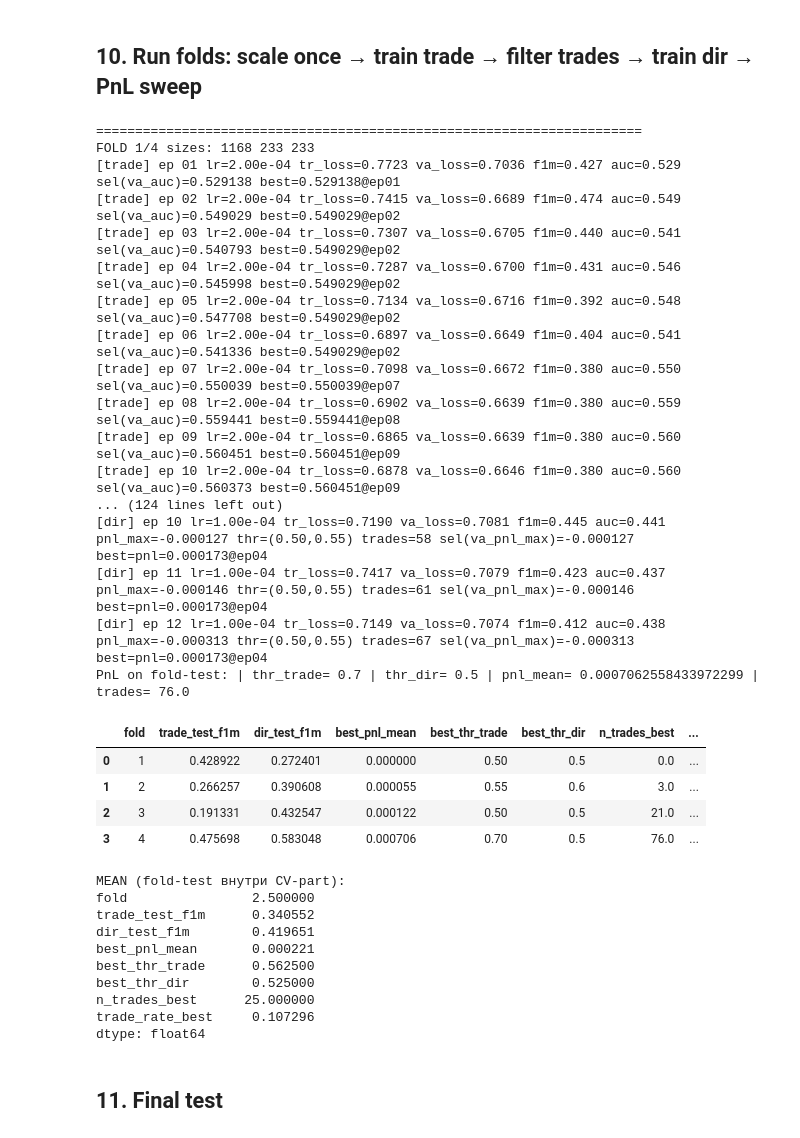
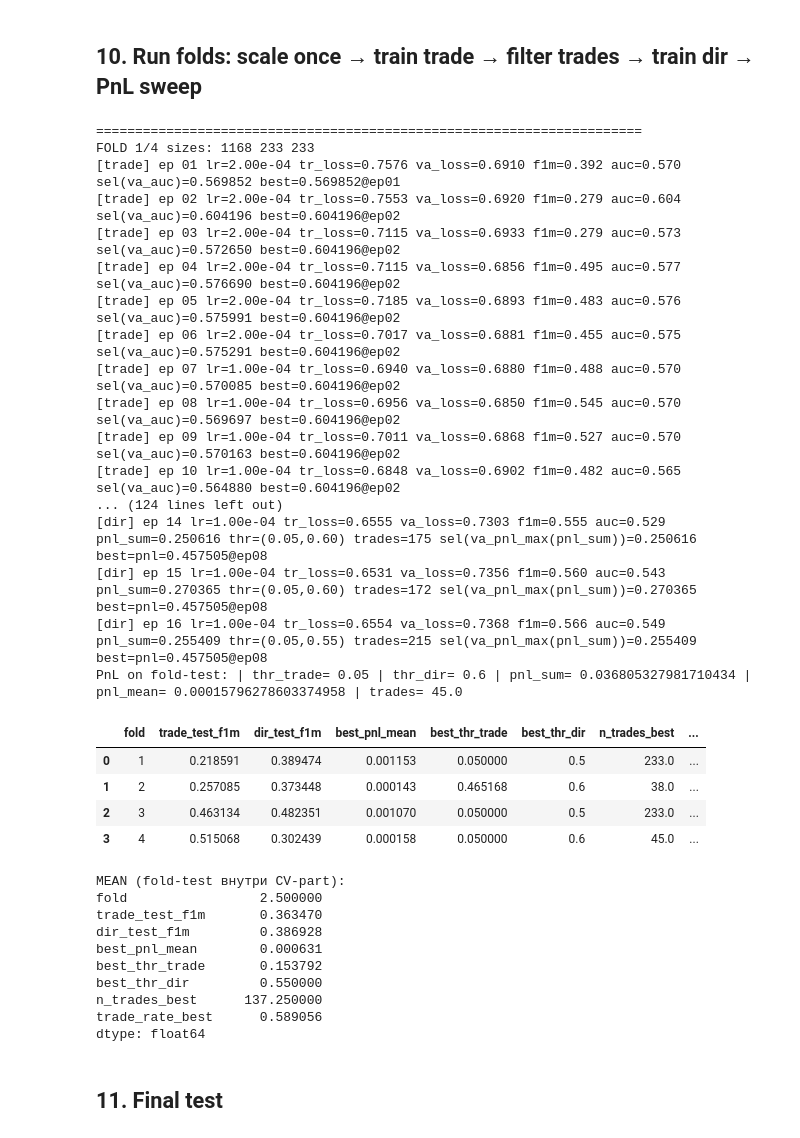
Before and after one commit to vitalii-novikov/Graph_Neural_Network_for_Market_Microstructure, a Jupyter notebook: GNN/GAS_pnl_15f2cl2s.ipynb, the cells around one changed output. Saved outputs shown, nothing was run; the diff lists cells and outputs as text; code cells hidden in the pictures.

```diff
--- a/GNN/GAS_pnl_15f2cl2s.ipynb
+++ b/GNN/GAS_pnl_15f2cl2s.ipynb
@@ -93,11 +93,11 @@ CFG = {
 
     # --- TCN (temporal)
     "tcn_channels": 64,      # ширина temporal-канала
-    "tcn_layers": 4,         # число residual TCN блоков
-    "tcn_kernel": 3,         # kernel size
+    "tcn_layers": 3,         # число residual TCN блоков
+    "tcn_kernel": 2,         # kernel size
     "tcn_dropout": 0.2,      # обычно = CFG["dropout"]
     "tcn_causal": True,      # True = no leakage (рекомендуется)
-    "tcn_pool": "last",      # "last" или "mean"
+    "tcn_pool": "mean",      # "last" или "mean"
 }
 
 ASSETS = ["ADA", "BTC", "ETH"]
@@ -125,7 +125,7 @@ CFG["thr_dir_grid"]   = [0.50, 0.55, 0.60, 0.65, 0.70]
 
 # 2) минимальное число сделок, которое мы хотим ВЫНУЖДАТЬ при выборе порогов
 CFG["eval_min_trades"] = 20           # применяется в sweep на test/val/holdout
-CFG["proxy_min_trades"] = 20          # оставляем как было, но теперь реально достижимо
+CFG["proxy_min_trades"] = 40          # оставляем как было, но теперь реально достижимо
 
 # 3) динамические целевые уровни сделок (чтобы пороги подстраивались под распределение p_trade)
 CFG["proxy_target_trades"] = [20, 40, 60, 80, 120]  # будет превращено в пороги по квантилям
@@ -1685,65 +1656,75 @@ for fi, (idx_tr, idx_va, idx_te) in enumerate(walk_splits, 1):
     models_dir.append(m_dir)
 
     # ---- Two-stage PnL evaluation on fold TEST
     prob_trade_te, er_te = predict_probs_on_indices(m_trade, X_scaled, edge_feat, idx_te, CFG)
     prob_dir_te, _       = predict_probs_on_indices(m_dir,   X_scaled, edge_feat, idx_te, CFG)
 
-    sweep = sweep_thresholds(prob_trade_te, prob_dir_te, er_te, CFG)
+
+    objective = CFG.get("pnl_objective", "pnl_sum")
+    min_tr_eval = int(CFG.get("eval_min_trades", 0))
+
+    sweep = sweep_thresholds(
+        prob_trade_te, prob_dir_te, er_te,
+        CFG,
+        min_trades=min_tr_eval,
+        objective=objective
+    )
     best = sweep.iloc[0].to_dict()
 
     print("PnL on fold-test:",
-          "| thr_trade=", best["thr_trade"],
-          "| thr_dir=", best["thr_dir"],
-          "| pnl_mean=", best["pnl_mean"],
-          "| trades=", best["n_trades"])
+        "| thr_trade=", best["thr_trade"],
+        "| thr_dir=", best["thr_dir"],
+        f"| {objective}=", best[objective],
+        "| pnl_mean=", best["pnl_mean"],
+        "| trades=", best["n_trades"])
 
     fold_rows.append({
         "fold": fi,
         "trade_test_f1m": r_trade["test_f1m"],
         "dir_test_f1m": r_dir["test_f1m"],
         "best_pnl_mean": best["pnl_mean"],
         "best_thr_trade": best["thr_trade"],
         "best_thr_dir": best["thr_dir"],
         "n_trades_best": best["n_trades"],
         "trade_rate_best": best["trade_rate"],
     })
 
 summary = pd.DataFrame(fold_rows)
 display(summary)
 print("\nMEAN (fold-test внутри CV-part):")
 print(summary.mean(numeric_only=True))
 # %% [output]
 ======================================================================
 FOLD 1/4 sizes: 1168 233 233
-[trade] ep 01 lr=2.00e-04 tr_loss=0.7723 va_loss=0.7036 f1m=0.427 auc=0.529 sel(va_auc)=0.529138 best=0.529138@ep01
-[trade] ep 02 lr=2.00e-04 tr_loss=0.7415 va_loss=0.6689 f1m=0.474 auc=0.549 sel(va_auc)=0.549029 best=0.549029@ep02
-[trade] ep 03 lr=2.00e-04 tr_loss=0.7307 va_loss=0.6705 f1m=0.440 auc=0.541 sel(va_auc)=0.540793 best=0.549029@ep02
-[trade] ep 04 lr=2.00e-04 tr_loss=0.7287 va_loss=0.6700 f1m=0.431 auc=0.546 sel(va_auc)=0.545998 best=0.549029@ep02
-[trade] ep 05 lr=2.00e-04 tr_loss=0.7134 va_loss=0.6716 f1m=0.392 auc=0.548 sel(va_auc)=0.547708 best=0.549029@ep02
-[trade] ep 06 lr=2.00e-04 tr_loss=0.6897 va_loss=0.6649 f1m=0.404 auc=0.541 sel(va_auc)=0.541336 best=0.549029@ep02
-[trade] ep 07 lr=2.00e-04 tr_loss=0.7098 va_loss=0.6672 f1m=0.380 auc=0.550 sel(va_auc)=0.550039 best=0.550039@ep07
-[trade] ep 08 lr=2.00e-04 tr_loss=0.6902 va_loss=0.6639 f1m=0.380 auc=0.559 sel(va_auc)=0.559441 best=0.559441@ep08
-[trade] ep 09 lr=2.00e-04 tr_loss=0.6865 va_loss=0.6639 f1m=0.380 auc=0.560 sel(va_auc)=0.560451 best=0.560451@ep09
-[trade] ep 10 lr=2.00e-04 tr_loss=0.6878 va_loss=0.6646 f1m=0.380 auc=0.560 sel(va_auc)=0.560373 best=0.560451@ep09
+[trade] ep 01 lr=2.00e-04 tr_loss=0.7576 va_loss=0.6910 f1m=0.392 auc=0.570 sel(va_auc)=0.569852 best=0.569852@ep01
+[trade] ep 02 lr=2.00e-04 tr_loss=0.7553 va_loss=0.6920 f1m=0.279 auc=0.604 sel(va_auc)=0.604196 best=0.604196@ep02
+[trade] ep 03 lr=2.00e-04 tr_loss=0.7115 va_loss=0.6933 f1m=0.279 auc=0.573 sel(va_auc)=0.572650 best=0.604196@ep02
+[trade] ep 04 lr=2.00e-04 tr_loss=0.7115 va_loss=0.6856 f1m=0.495 auc=0.577 sel(va_auc)=0.576690 best=0.604196@ep02
+[trade] ep 05 lr=2.00e-04 tr_loss=0.7185 va_loss=0.6893 f1m=0.483 auc=0.576 sel(va_auc)=0.575991 best=0.604196@ep02
+[trade] ep 06 lr=2.00e-04 tr_loss=0.7017 va_loss=0.6881 f1m=0.455 auc=0.575 sel(va_auc)=0.575291 best=0.604196@ep02
+[trade] ep 07 lr=1.00e-04 tr_loss=0.6940 va_loss=0.6880 f1m=0.488 auc=0.570 sel(va_auc)=0.570085 best=0.604196@ep02
+[trade] ep 08 lr=1.00e-04 tr_loss=0.6956 va_loss=0.6850 f1m=0.545 auc=0.570 sel(va_auc)=0.569697 best=0.604196@ep02
+[trade] ep 09 lr=1.00e-04 tr_loss=0.7011 va_loss=0.6868 f1m=0.527 auc=0.570 sel(va_auc)=0.570163 best=0.604196@ep02
+[trade] ep 10 lr=1.00e-04 tr_loss=0.6848 va_loss=0.6902 f1m=0.482 auc=0.565 sel(va_auc)=0.564880 best=0.604196@ep02
 ... (124 lines left out)
-[dir] ep 10 lr=1.00e-04 tr_loss=0.7190 va_loss=0.7081 f1m=0.445 auc=0.441 pnl_max=-0.000127 thr=(0.50,0.55) trades=58 sel(va_pnl_max)=-0.000127 best=pnl=0.000173@ep04
-[dir] ep 11 lr=1.00e-04 tr_loss=0.7417 va_loss=0.7079 f1m=0.423 auc=0.437 pnl_max=-0.000146 thr=(0.50,0.55) trades=61 sel(va_pnl_max)=-0.000146 best=pnl=0.000173@ep04
-[dir] ep 12 lr=1.00e-04 tr_loss=0.7149 va_loss=0.7074 f1m=0.412 auc=0.438 pnl_max=-0.000313 thr=(0.50,0.55) trades=67 sel(va_pnl_max)=-0.000313 best=pnl=0.000173@ep04
-PnL on fold-test: | thr_trade= 0.7 | thr_dir= 0.5 | pnl_mean= 0.0007062558433972299 | trades= 76.0
+[dir] ep 14 lr=1.00e-04 tr_loss=0.6555 va_loss=0.7303 f1m=0.555 auc=0.529 pnl_sum=0.250616 thr=(0.05,0.60) trades=175 sel(va_pnl_max(pnl_sum))=0.250616 best=pnl=0.457505@ep08
+[dir] ep 15 lr=1.00e-04 tr_loss=0.6531 va_loss=0.7356 f1m=0.560 auc=0.543 pnl_sum=0.270365 thr=(0.05,0.60) trades=172 sel(va_pnl_max(pnl_sum))=0.270365 best=pnl=0.457505@ep08
+[dir] ep 16 lr=1.00e-04 tr_loss=0.6554 va_loss=0.7368 f1m=0.566 auc=0.549 pnl_sum=0.255409 thr=(0.05,0.55) trades=215 sel(va_pnl_max(pnl_sum))=0.255409 best=pnl=0.457505@ep08
+PnL on fold-test: | thr_trade= 0.05 | thr_dir= 0.6 | pnl_sum= 0.036805327981710434 | pnl_mean= 0.00015796278603374958 | trades= 45.0
 |  | fold | trade_test_f1m | dir_test_f1m | best_pnl_mean | best_thr_trade | best_thr_dir | n_trades_best | ... |
-| 0 | 1 | 0.428922 | 0.272401 | 0.000000 | 0.50 | 0.5 | 0.0 | ... |
-| 1 | 2 | 0.266257 | 0.390608 | 0.000055 | 0.55 | 0.6 | 3.0 | ... |
-| 2 | 3 | 0.191331 | 0.432547 | 0.000122 | 0.50 | 0.5 | 21.0 | ... |
-| 3 | 4 | 0.475698 | 0.583048 | 0.000706 | 0.70 | 0.5 | 76.0 | ... |
+| 0 | 1 | 0.218591 | 0.389474 | 0.001153 | 0.050000 | 0.5 | 233.0 | ... |
+| 1 | 2 | 0.257085 | 0.373448 | 0.000143 | 0.465168 | 0.6 | 38.0 | ... |
+| 2 | 3 | 0.463134 | 0.482351 | 0.001070 | 0.050000 | 0.5 | 233.0 | ... |
+| 3 | 4 | 0.515068 | 0.302439 | 0.000158 | 0.050000 | 0.6 | 45.0 | ... |
 MEAN (fold-test внутри CV-part):
-fold                2.500000
-trade_test_f1m      0.340552
-dir_test_f1m        0.419651
-best_pnl_mean       0.000221
-best_thr_trade      0.562500
-best_thr_dir        0.525000
-n_trades_best      25.000000
-trade_rate_best     0.107296
+fold                 2.500000
+trade_test_f1m       0.363470
+dir_test_f1m         0.386928
+best_pnl_mean        0.000631
+best_thr_trade       0.153792
+best_thr_dir         0.550000
+n_trades_best      137.250000
+trade_rate_best      0.589056
 dtype: float64
 # %% [markdown]
 ## 11. Final test
```
Also changed, not shown: parts of 5 cells of this notebook.
